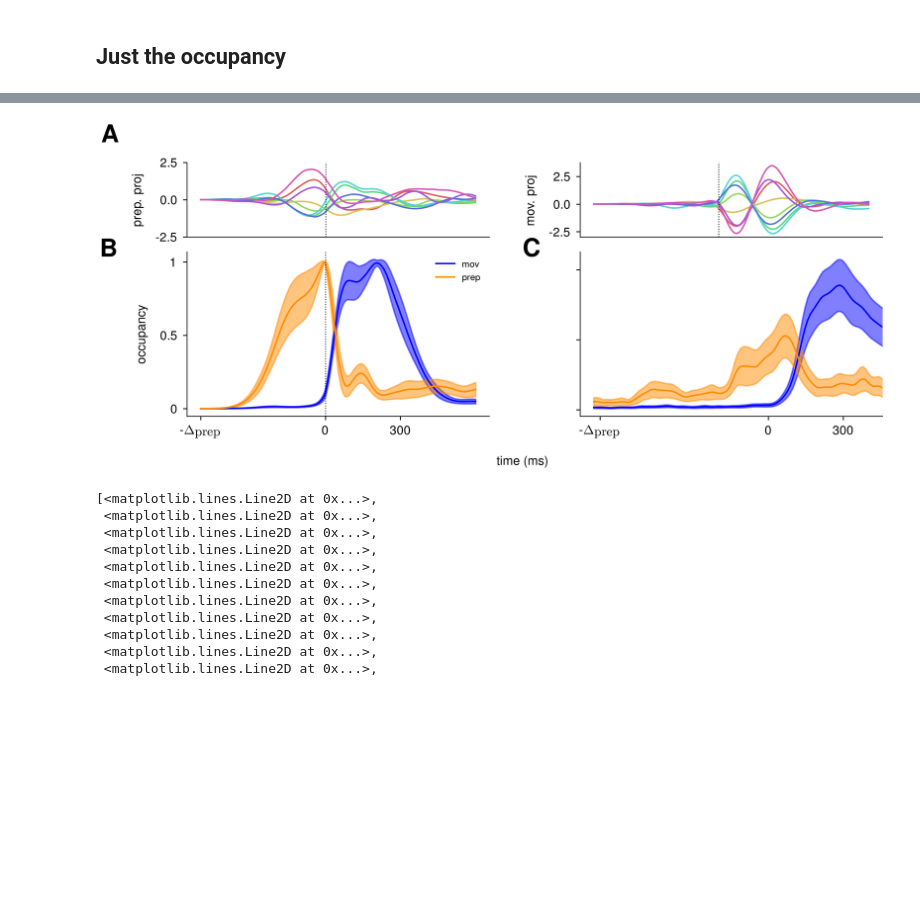
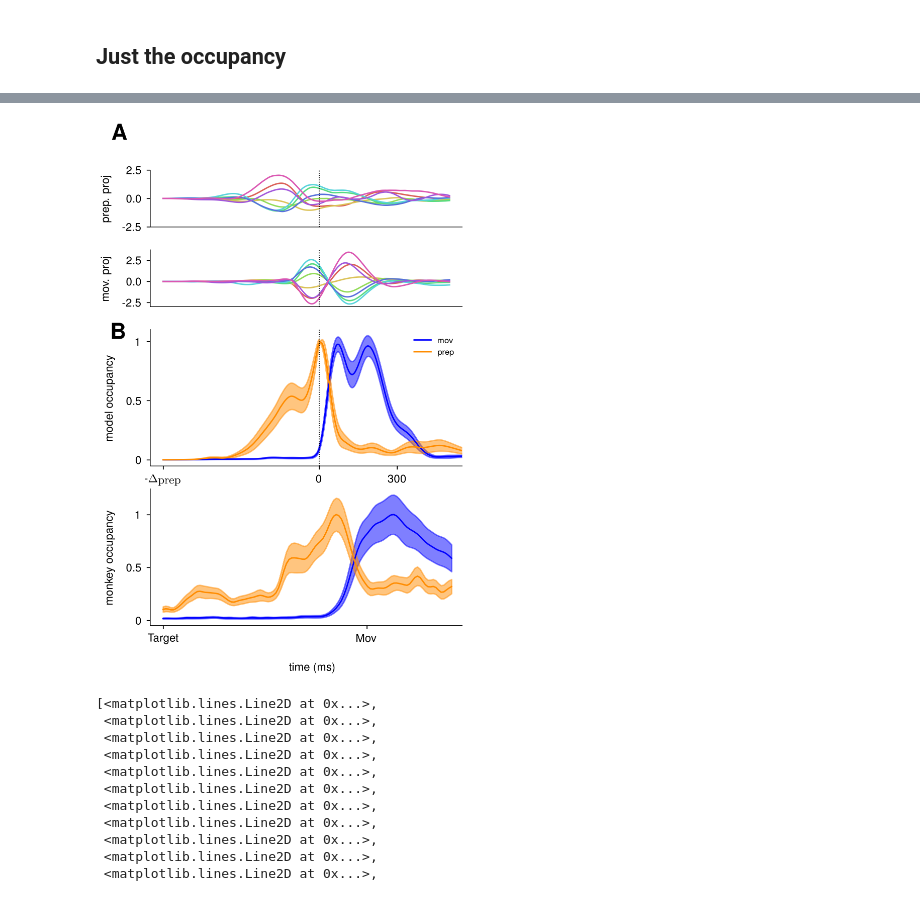
Before and after one commit to marineschimel/why-prep-2, a Jupyter notebook: notebooks/orthogonality.ipynb, the cells around one changed output, grey strips where cells are left out. Saved outputs shown, nothing was run; the diff lists cells and outputs as text; code cells hidden in the pictures; blank space fills up the shorter version.

```diff
--- a/notebooks/orthogonality.ipynb
+++ b/notebooks/orthogonality.ipynb
@@ -332,10 +332,10 @@ vmovs = np.concatenate([vmov(i )[:,None] for i in range(n_movs)], axis=1)
 # vmov_mean = np.mean(vmovs, axis=1)
 # vmov_sem = np.std(vmovs, axis=1)/np.sqrt(n_movs)
 
-vprep_mean = np.loadtxt(f"/home/mmcs3/rds/rds-t2-cs156-T7o4pEA8QoU/mmcs3/final_results/ramping_soc/seed_1_mixed/analysis_{n_dim}/vprep_mean")
-vmov_mean = np.loadtxt(f"/home/mmcs3/rds/rds-t2-cs156-T7o4pEA8QoU/mmcs3/final_results/ramping_soc/seed_1_mixed/analysis_{n_dim}/vmov_mean")
-vprep_sem = np.loadtxt(f"/home/mmcs3/rds/rds-t2-cs156-T7o4pEA8QoU/mmcs3/final_results/ramping_soc/seed_1_mixed/analysis_{n_dim}/vprep_std")
-vmov_sem = np.loadtxt(f"/home/mmcs3/rds/rds-t2-cs156-T7o4pEA8QoU/mmcs3/final_results/ramping_soc/seed_1_mixed/analysis_{n_dim}/vmov_std")
+vprep_mean = np.loadtxt(f"/home/mmcs3/rds/rds-t2-cs156-T7o4pEA8QoU/mmcs3/final_results/ramping_soc/seed_0_mixed/analysis_{n_dim}/vprep_mean")
+vmov_mean = np.loadtxt(f"/home/mmcs3/rds/rds-t2-cs156-T7o4pEA8QoU/mmcs3/final_results/ramping_soc/seed_0_mixed/analysis_{n_dim}/vmov_mean")
+vprep_sem = np.loadtxt(f"/home/mmcs3/rds/rds-t2-cs156-T7o4pEA8QoU/mmcs3/final_results/ramping_soc/seed_0_mixed/analysis_{n_dim}/vprep_std")
+vmov_sem = np.loadtxt(f"/home/mmcs3/rds/rds-t2-cs156-T7o4pEA8QoU/mmcs3/final_results/ramping_soc/seed_0_mixed/analysis_{n_dim}/vmov_std")
 #pct_var = np.loadtxt(f"{dir}/analysis_{n_dim}/capt_var")
 #pct_var = np.concatenate([pct_var[0,:][None,:], pct_var[1:,:] - pct_var[0:-1,:]],axis=0)
 ## pct_var_own = np.loadtxt(f"{dir}/analysis/pct_var_own")
@@ -354,29 +354,35 @@ def us(t, i = 3):
 
 #soc_alignment =  np.loadtxt(f"{dir}/analysis_{n_dim}/capt_var")[-1,0]
 #baseline_soc =  np.mean(np.loadtxt(f"{dir}/analysis/baseline_alignments"))
-fig = plt.figure(figsize=(8, 3), dpi = 400)
-plt.subplots_adjust(wspace=0.3)
-gs = gridspec.GridSpec(3, 2)
+fig = plt.figure(figsize=(4, 6), dpi = 400)
+plt.subplots_adjust(hspace=0.4)
+gs = gridspec.GridSpec(6, 1)
 #ax12 = plt.subplot(gs[5, 1])
-ax131 = plt.subplot(gs[0,0])
-ax132 = plt.subplot(gs[0,1])
+ax131 = plt.subplot(gs[0])
+ax132 = plt.subplot(gs[1])
 #pos132 = ax132.get_position()
 #ax132.set_position([pos132.x0, pos132.y0 - 0.052, pos132.width, pos132.height])
-ax14 = plt.subplot(gs[1:,0])
-ax15 = plt.subplot(gs[1:,1])
+ax14 = plt.subplot(gs[2:4])
+ax15 = plt.subplot(gs[4:6])
 #pos14 = ax14.get_position()
 #ax14.set_position([pos14.x0, pos14.y0 - 0.064, pos14.width, pos14.height])
-
+print(np.shape(proj_prep(0)))
 for i in np.arange(8):
-    ax131.plot(proj_prep(i)[:,0], color = palette[i])
-ax131.axvline(x = 250,c = 'k', linestyle = 'dotted', linewidth = 0.6)
+    ax131.plot(2*np.linspace(0, np.shape(proj_prep(0)[:,0])[0], np.shape(proj_prep(0)[:,0])[0]), proj_prep(i)[:,0], color = palette[i])
+x_min = -50
+x_max = 1150
+ax131.set_xlim(x_min, x_max)
+ax132.set_xlim(x_min, x_max)
+ax14.set_xlim(x_min, x_max)
+ax15.set_xlim(x_min, x_max)
+ax131.axvline(x = 600,c = 'k', linestyle = 'dotted', linewidth = 0.6)
 ax131.set_xticks([])
 ax131.set_yticks([-2.5,0.,2.5],[-2.5,0.,2.5], fontsize=fs)
 ax131.set_ylabel("prep. proj")
 current_pos = ax132.get_position()
 for i in np.arange(8):
-    ax132.plot(proj_mov(i)[:,0], color = palette[i])
-ax132.axvline(x = 250,c = 'k', linestyle = 'dotted', linewidth = 0.6)
+    ax132.plot(2*np.linspace(0, np.shape(proj_prep(0)[:,0])[0], np.shape(proj_prep(0)[:,0])[0]),proj_mov(i)[:,0], color = palette[i])
+ax132.axvline(x = 600,c = 'k', linestyle = 'dotted', linewidth = 0.6)
 ax132.set_xticks([])
 ax132.set_yticks([-2.5,0.,2.5],[-2.5,0.,2.5], fontsize=fs)
 ax132.set_ylabel("mov. proj")
@@ -385,31 +391,38 @@ ax14.plot(2*np.linspace(0, np.shape(vmov_mean)[0], np.shape(vmov_mean)[0]), vmov
 ax14.fill_between(2*np.linspace(0, np.shape(vmov_mean)[0], np.shape(vmov_mean)[0]), vmov_mean - 1.96*vmov_sem, vmov_mean + 1.96*vmov_sem, alpha = 0.5, color="blue")
 ax14.plot(2*np.linspace(0, np.shape(vmov_mean)[0], np.shape(vmov_mean)[0]), vprep_mean, label = "prep", color="darkorange")
 ax14.fill_between(2*np.linspace(0, np.shape(vmov_mean)[0], np.shape(vmov_mean)[0]), vprep_mean - 1.96*vprep_sem, vprep_mean + 1.96*vprep_sem, alpha = 0.5, color="darkorange")
-ax14.axvline(x = 500,c = 'k', linestyle = 'dotted', linewidth = 0.6)
+ax14.axvline(x = 600,c = 'k', linestyle = 'dotted', linewidth = 0.6)
 ax14.legend()
-ax14.set_ylabel("occupancy")
-ax14.set_xticks([0,500,800], ['-$\\Delta_{\\textrm{prep}}$', '0', '300'], fontsize=fs)
+ax14.set_ylabel("model occupancy")
+ax14.set_xticks([0,600,900], ['-$\\Delta_{\\textrm{prep}}$', '0', '300'], fontsize=fs)
 ax14.set_yticks([0,0.5,1], [0,0.5,1], fontsize =fs)
 #########################################################
 xmin, xmax = ax14.get_xlim()
 mat = np.load("/home/mmcs3/code/why-prep-2/notebooks/laradat.npy", allow_pickle=True)
-vmov_mean = mat[0][0][0]
-vmov_sem = mat[0][0][1]
-vprep_mean = mat[0][0][2]
-vprep_sem = mat[0][0][3]
+vmov_mean = mat[0][0][0][10:]
+vmov_mean = mat[0][0][0][10:]/np.max(mat[0][0][0][10:])
+vmov_sem = mat[0][0][1][10:]
+vprep_mean = mat[0][0][2][10:]
+vprep_mean = mat[0][0][2][10:]/np.max(mat[0][0][2][10:])
+vprep_sem = mat[0][0][3][10:]
 print(np.shape(vprep_mean))
 print(vmov_sem.shape, vmov_mean.shape)
 ax15.set_xlim(xmin, xmax)
-ax15.plot(10*np.linspace(0, np.shape(vmov_mean)[0], np.shape(vmov_mean)[0]), vprep_mean, label = "prep", color="blue")
-ax15.fill_between(10*np.linspace(0, np.shape(vmov_mean)[0], np.shape(vmov_mean)[0]), vprep_mean[:,0] - 1.96*vprep_sem[:,0], vprep_mean[:,0] + 1.96*vprep_sem[:,0], alpha = 0.5, color="blue")
-ax15.plot(10*np.linspace(0, np.shape(vmov_mean)[0], np.shape(vmov_mean)[0]), vmov_mean, label = "mov", color="darkorange")
-ax15.fill_between(10*np.linspace(0, np.shape(vmov_mean)[0], np.shape(vmov_mean)[0]), vmov_mean[:,0] - 1.96*vmov_sem[:,0], vmov_mean[:,0] + 1.96*vmov_sem[:,0], alpha = 0.5, color="darkorange")
-ax15.set_xticks([25, 700, 1000], ['-$\\Delta_{\\textrm{prep}}$', '0', '300'], fontsize=fs)
+bin_size = 10
+ax15.plot(bin_size*np.linspace(0, np.shape(vmov_mean)[0], np.shape(vmov_mean)[0]), vprep_mean, label = "prep", color="blue")
+ax15.fill_between(bin_size*np.linspace(0, np.shape(vmov_mean)[0], np.shape(vmov_mean)[0]), vprep_mean[:,0] - 1.96*vprep_sem[:,0], vprep_mean[:,0] + 1.96*vprep_sem[:,0], alpha = 0.5, color="blue")
+ax15.plot(bin_size*np.linspace(0, np.shape(vmov_mean)[0], np.shape(vmov_mean)[0]), vmov_mean, label = "mov", color="darkorange")
+ax15.fill_between(bin_size*np.linspace(0, np.shape(vmov_mean)[0], np.shape(vmov_mean)[0]), vmov_mean[:,0] - 1.96*vmov_sem[:,0], vmov_mean[:,0] + 1.96*vmov_sem[:,0], alpha = 0.5, color="darkorange")
+#ax15.set_xticks([25, 700, 1000], ['-$\\Delta_{\\textrm{prep}}$', '0', '300'], fontsize=fs)
+ax15.set_xticks([0,784], ['Target', 'Mov'], fontsize=fs)
+#ax15.axvline(x = 500,c = 'k', linestyle = 'dotted', linewidth = 0.6)
 ax15.set_yticks([0,0.5,1], [], fontsize =fs)
-fig.text(0.03, 0.94, '$\\textbf{A}$', size = 16)
+ax15.set_yticks([0,0.5,1], [0,0.5,1], fontsize =fs)
+ax15.set_ylabel("monkey occupancy")
+fig.text(0.03, 0.93, '$\\textbf{A}$', size = 16)
 fig.text(0.03, 0.6, '$\\textbf{B}$', size = 16)
-fig.text(0.5, 0.6, '$\\textbf{C}$', size = 16)
-fig.text(0.47, -0.02, 'time (ms)', size = 8)
+#fig.text(0.5, 0.6, '$\\textbf{C}$', size = 16)
+fig.text(0.47, 0.05, 'time (ms)', size = 8)
 plt.show()
 fig.savefig("occupancy.pdf", format = "pdf", bbox_inches='tight')
 # %% [output]
@@ -418,4 +432,4 @@ fig.savefig("occupancy.pdf", format = "pdf", bbox_inches='tight')
-[figure, old version]
+[figure, new version]
 # %%
 def hands(i):
     return np.loadtxt(f"{dir}/hands_{i}_0")
```
Also changed, not shown: parts of 2 cells of this notebook, 7 other files.
